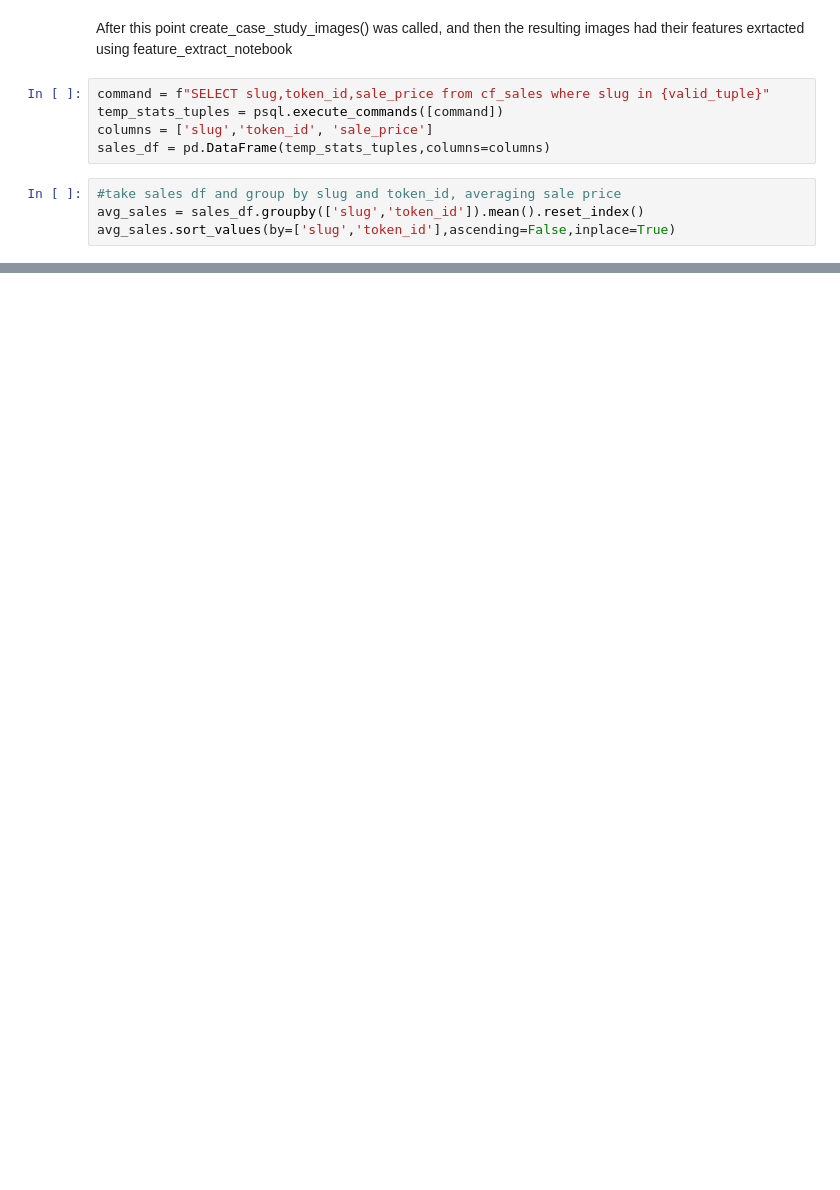
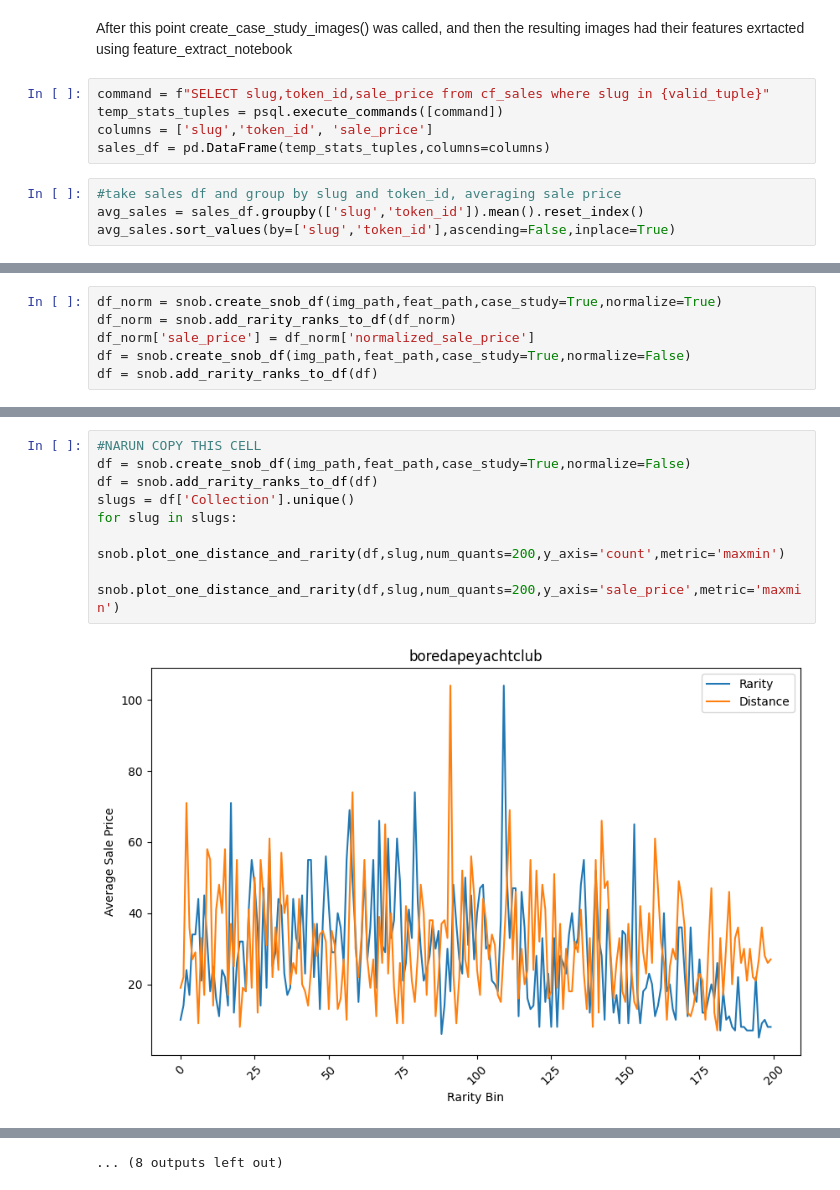
Before and after one commit to narunraman/nft_research, a Jupyter notebook: snob_effect/snob_case_studies.ipynb, the cells around one changed output, grey strips where cells are left out. Saved outputs shown, nothing was run; the diff lists cells and outputs as text; blank space fills up the shorter version.

```diff
--- a/snob_effect/snob_case_studies.ipynb
+++ b/snob_effect/snob_case_studies.ipynb
@@ -235,0 +98,6 @@ dtype: object
+# %%
+df_norm = snob.create_snob_df(img_path,feat_path,case_study=True,normalize=True)
+df_norm = snob.add_rarity_ranks_to_df(df_norm)
+df_norm['sale_price'] = df_norm['normalized_sale_price']
+df = snob.create_snob_df(img_path,feat_path,case_study=True,normalize=False)
+df = snob.add_rarity_ranks_to_df(df)
@@ -319,0 +122,10 @@ for name, group in df_grouped:
+# %%
+#NARUN COPY THIS CELL
+df = snob.create_snob_df(img_path,feat_path,case_study=True,normalize=False)
+df = snob.add_rarity_ranks_to_df(df)
+slugs = df['Collection'].unique()
+for slug in slugs:
+    snob.plot_one_distance_and_rarity(df,slug,num_quants=200,y_axis='count',metric='maxmin')
+    snob.plot_one_distance_and_rarity(df,slug,num_quants=200,y_axis='sale_price',metric='maxmin')
+# %% [output]
+[figure, added]
@@ -319,0 +143 @@ for name, group in df_grouped:
+... (8 outputs left out)
```
Also changed, not shown: parts of 20 cells of this notebook, 16 other files.
